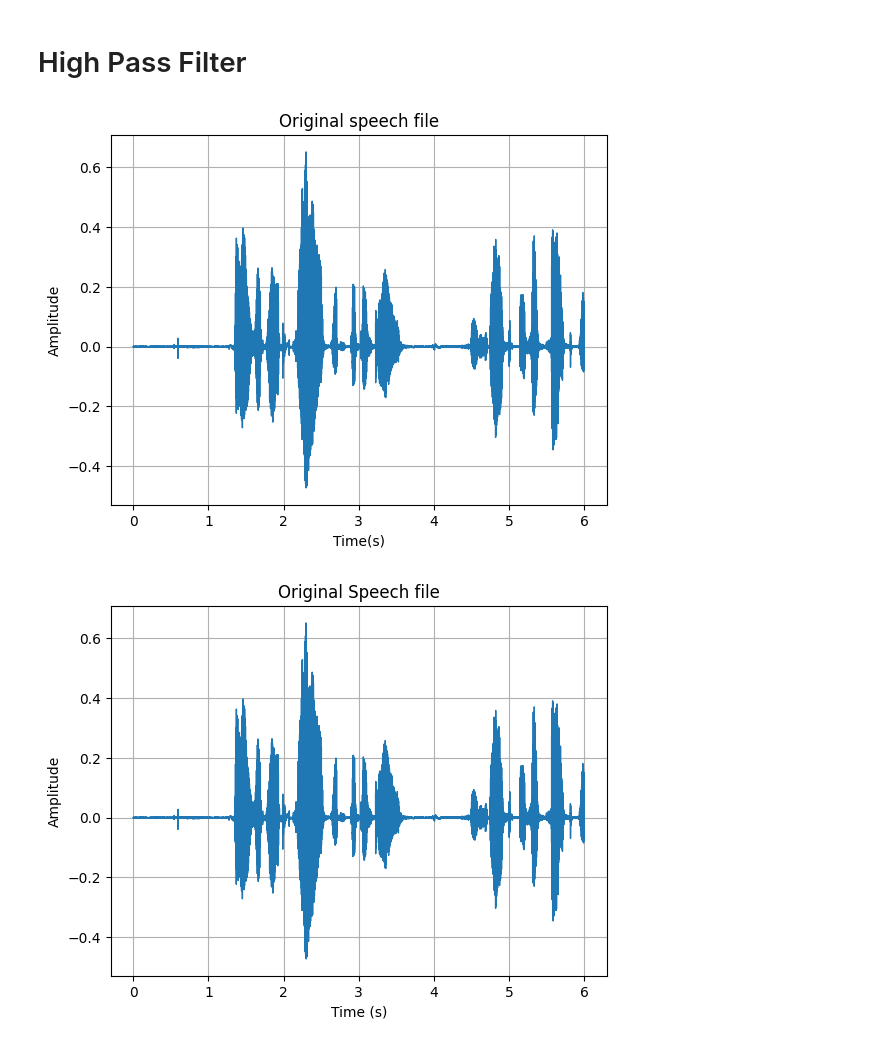
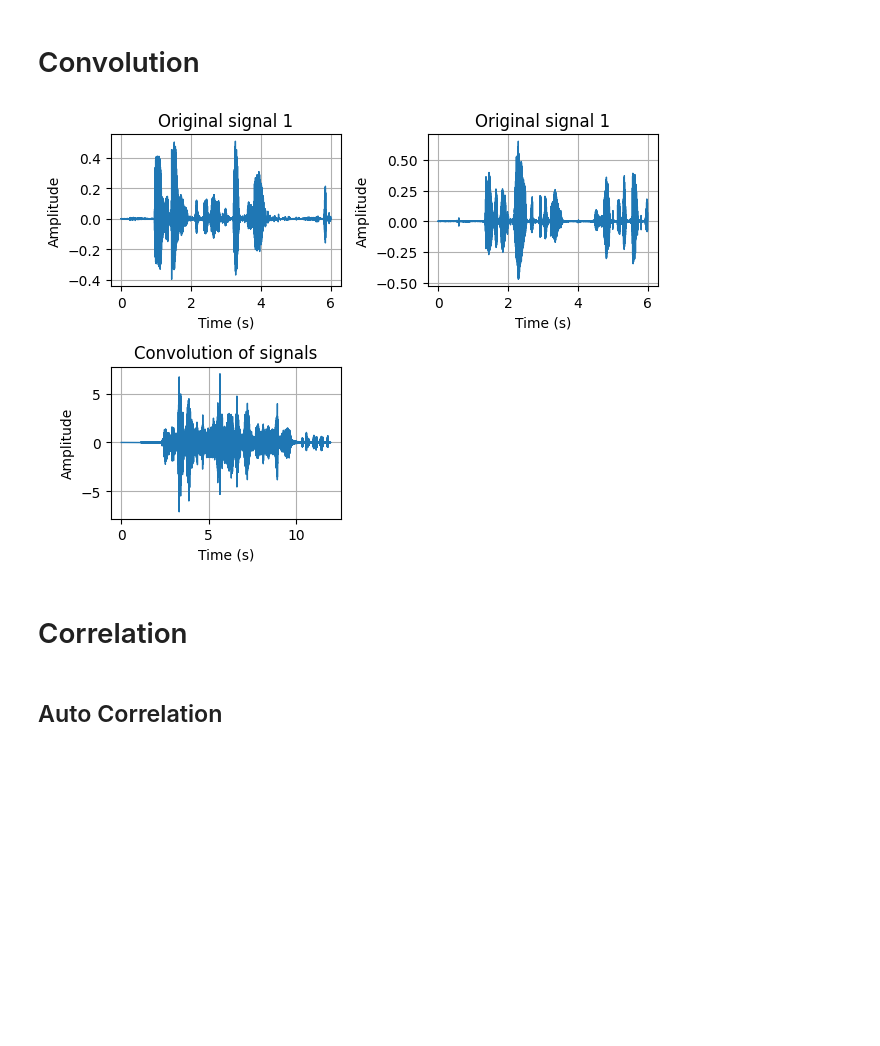
Before and after one commit to AU-AIML-LAB/AICP508-image-and-speech-processing-lab, a Jupyter notebook: Ex11.ipynb, the cells around one changed output. Saved outputs shown, nothing was run; the diff lists cells and outputs as text; code cells hidden in the pictures; blank space fills up the shorter version.

```diff
--- a/Ex11.ipynb
+++ b/Ex11.ipynb
@@ -7,2 +0,0 @@ from scipy.signal import butter, filtfilt
-# %% [markdown]
-# High Pass Filter
@@ -9,5 +6,44 @@ from scipy.signal import butter, filtfilt
+# %% [markdown]
+# Convolution
+# %%
+d_file = "dataset/auds/set1.wav"
+d1_file = "dataset/auds/set2.wav"
+
+d, sr = librosa.load(d_file, sr=8000)
+d1, sr1 = librosa.load(d1_file, sr=8000)
+# %%
+def plot(y, sr, title, x_lab="Time (s)", y_lab="Amplitude", pt=plt.plot):
+    """
+        y: signal
+        sr: sampling rate
+        title: title of the plot
+    """
+    t = np.linspace(0, len(y)/sr, len(y))
+    pt(t, y, lw=1)
+    plt.title(title)
+    plt.xlabel(x_lab)
+    plt.ylabel(y_lab)
+    plt.grid(True)
+# %%
+plt.subplot(2, 2, 1)
+plot(d, sr, "Original signal 1")
+plt.subplot(2, 2, 2)
+plot(d1, sr1, "Original signal 1")
+
+# convolution
+y = signal.convolve(d, d1)
+
+plt.subplot(2, 2, 3)
+plot(y, sr, "Convolution of signals")
+plt.tight_layout()
+plt.show()
+# %% [output]
+[figure, added]
+# %% [markdown]
+# Correlation
+# %% [markdown]
+## Auto Correlation
 # %%
-d_file = 'dataset/auds/set2.wav'
+d_file = "dataset/auds/speech.wav"
+
 d, sr = librosa.load(d_file, sr=8000)
-# %% [output]
-[figure, removed]
@@ -27,4 +49,0 @@ def plot(y, sr, title=None, x_lab="Time (s)", y_lab="Amplitude", pt=plt.plot):
-# %%
-plot(d, sr, "Original Speech file")
-# %% [output]
-[figure, removed]
```
Also changed, not shown: parts of 12 cells of this notebook.
